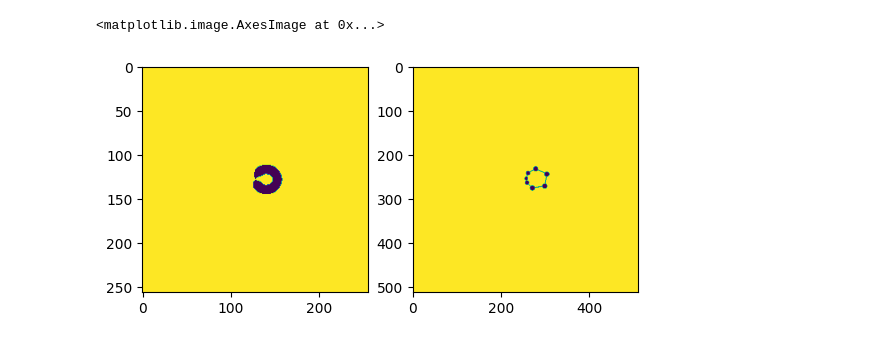
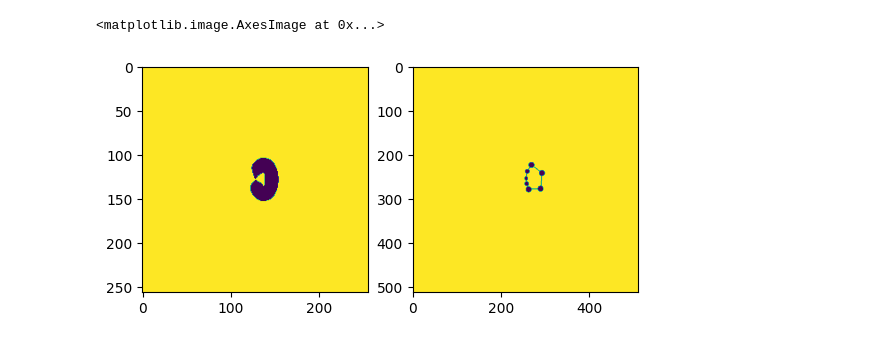
Before and after one commit to ldcWV/DiverseStrokes, a Jupyter notebook: bvae_sim.ipynb, the cells around one changed output. Saved outputs shown, nothing was run; the diff lists cells and outputs as text; code cells hidden in the pictures.

```diff
--- a/bvae_sim.ipynb
+++ b/bvae_sim.ipynb
@@ -19,13 +19,13 @@ trajectories = torch.from_numpy(trajectories).float()
 # %%
 tv = TrajectoryVisualizer(-1, 1, -1, 1, 0, 1)
 # %%
-idx = 200
+idx = 206
 _, axs = plt.subplots(1,2)
 axs[0].imshow(strokes[idx])
 axs[1].imshow(tv.visualize_trajectory(trajectories[idx]))
 # %% [output]
 <matplotlib.image.AxesImage at 0x...>
-[figure, old version]
+[figure, new version]
 # %%
 from StrokeTrajDataset import StrokeTrajDataset
 from SimBetaVAE import SimBetaVAE
```
Also changed, not shown: parts of 4 cells of this notebook, 1 other file.
